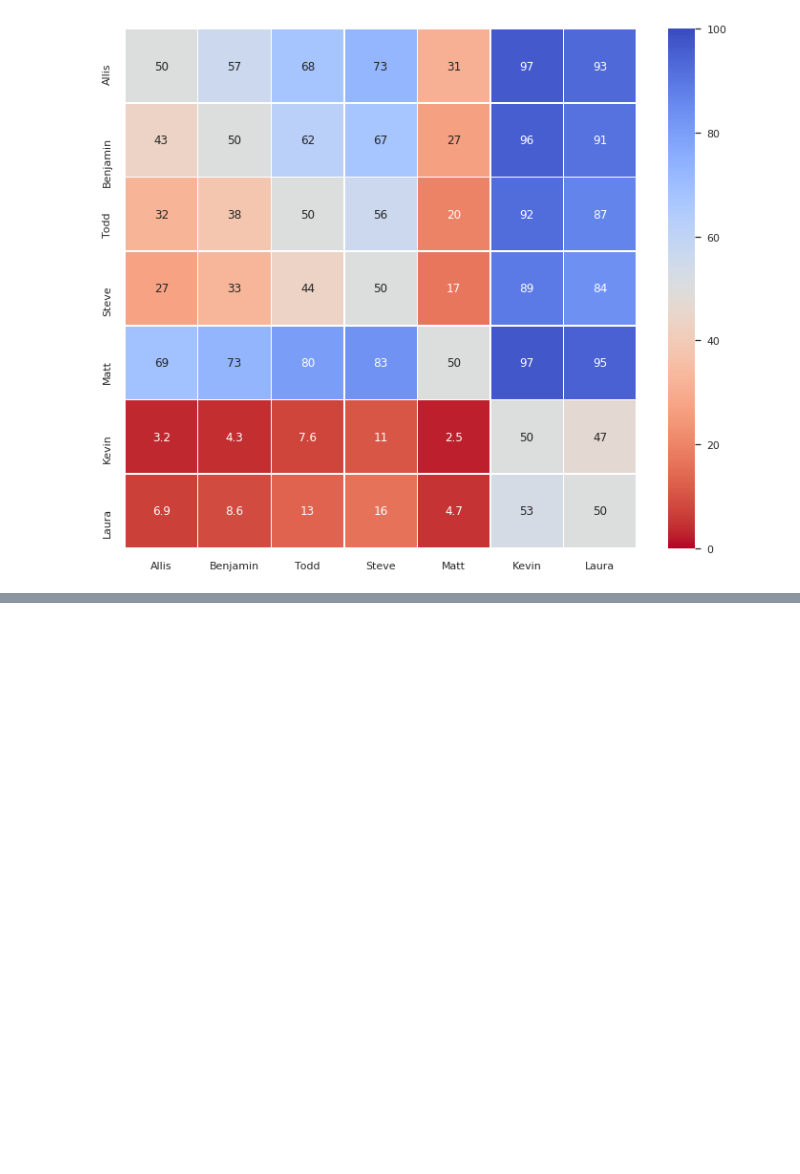
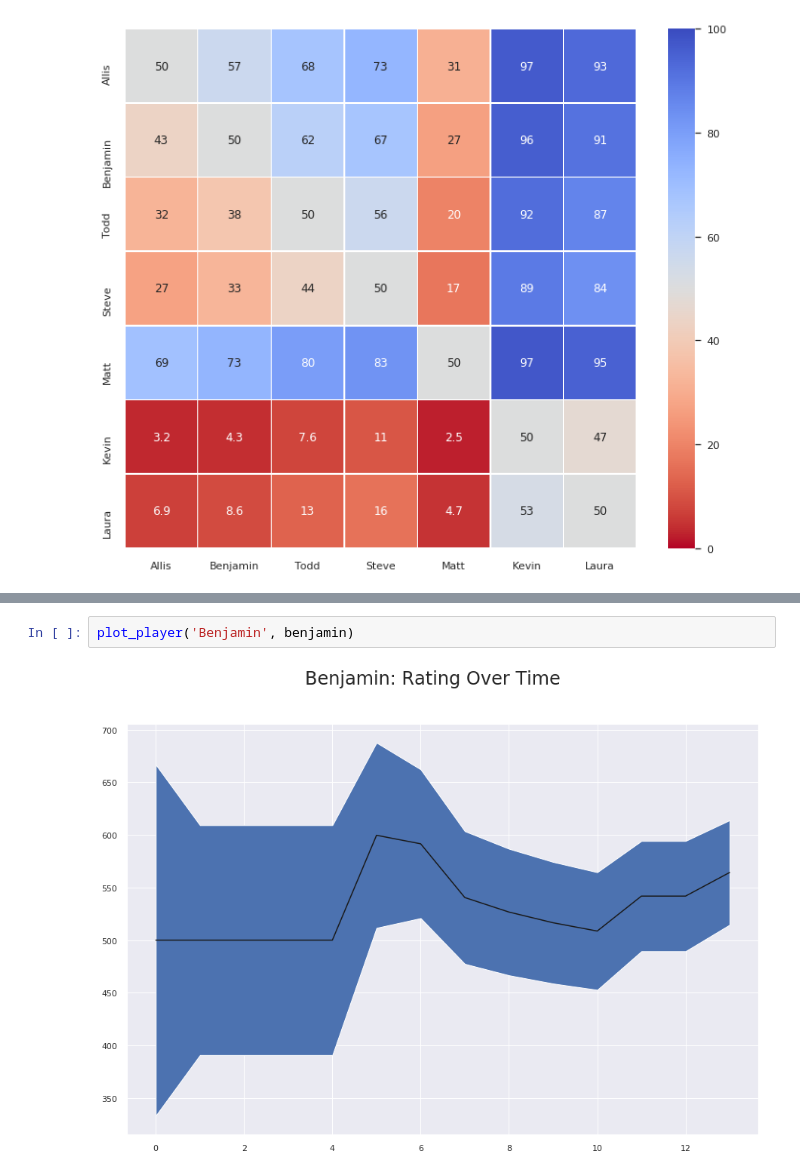
Before and after one commit to ThePlaidMentat/warrank, a Jupyter notebook: RedRankTrueSkill.ipynb, the cells around one changed output, grey strips where cells are left out. Cells and saved outputs as stored; diff of their text form; blank space fills up the shorter version.

```diff
--- a/RedRankTrueSkill.ipynb
+++ b/RedRankTrueSkill.ipynb
@@ -157,0 +242,4 @@ sns.heatmap(wp_df, vmin=0, vmax=100, annot=True, linewidths=0.5, cmap='coolwarm_
+# %%
+plot_player('Benjamin', benjamin)
+# %% [output]
+[figure, added]
```
Also changed, not shown: parts of 9 cells of this notebook.
